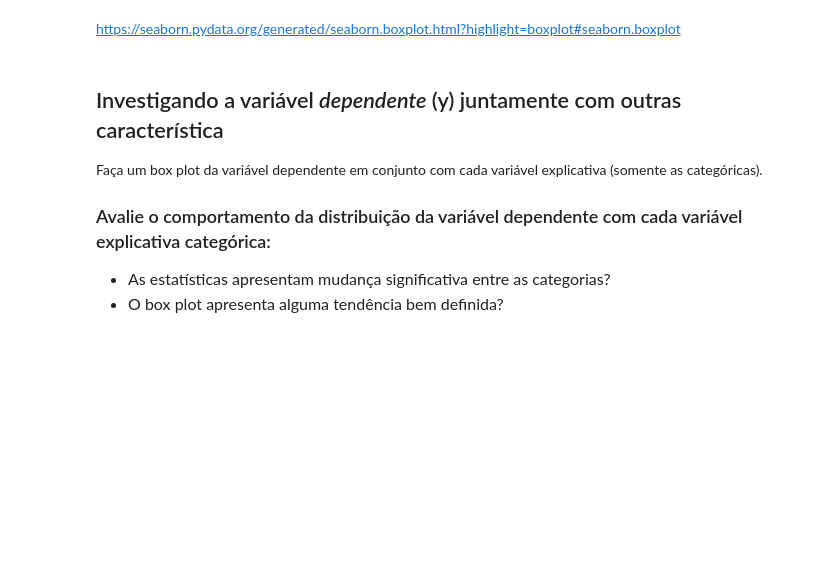
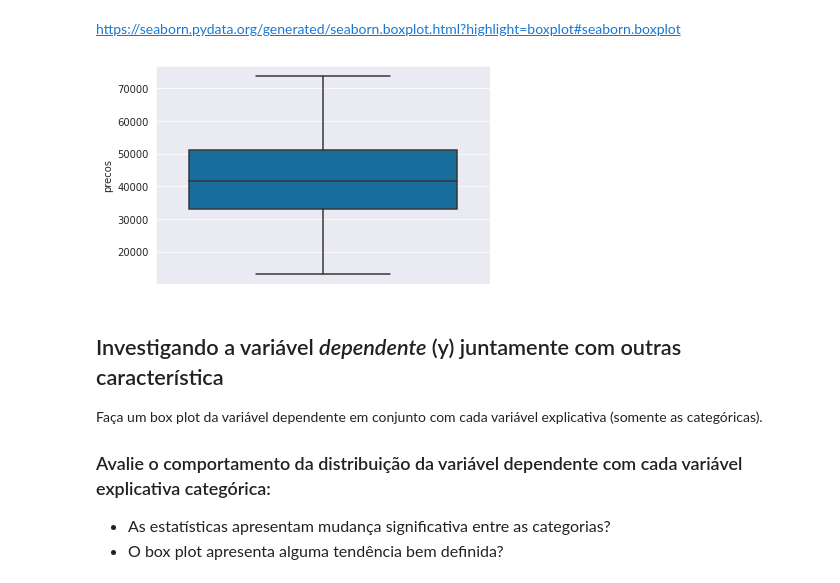
Before and after one commit to HammadD98/Projeto_Regressao_Linear, a Jupyter notebook: Notebook/Regressao_Linear_Exercicio.ipynb, the cells around one changed output. Saved outputs shown, nothing was run; the diff lists cells and outputs as text; code cells hidden in the pictures; blank space fills up the shorter version.

```diff
--- a/Notebook/Regressao_Linear_Exercicio.ipynb
+++ b/Notebook/Regressao_Linear_Exercicio.ipynb
@@ -105,6 +172,10 @@ dados.shape
 </ul>
 # %% [markdown]
 https://seaborn.pydata.org/generated/seaborn.boxplot.html?highlight=boxplot#seaborn.boxplot
+# %%
+ax = sns.boxplot(data=dados, y=dados['precos'])
+# %% [output]
+[figure, added]
 # %% [markdown]
 ## Investigando a variável *dependente* (y) juntamente com outras característica
 
```
Also changed, not shown: parts of 10 cells of this notebook.
